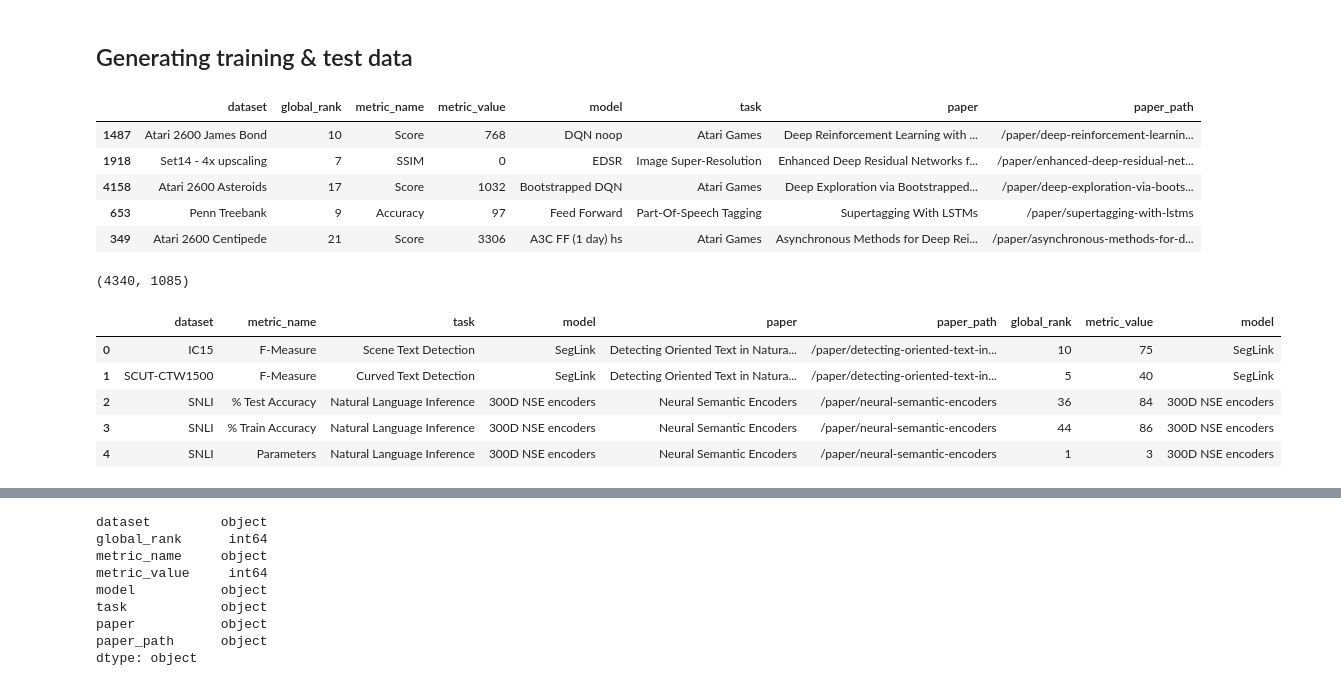
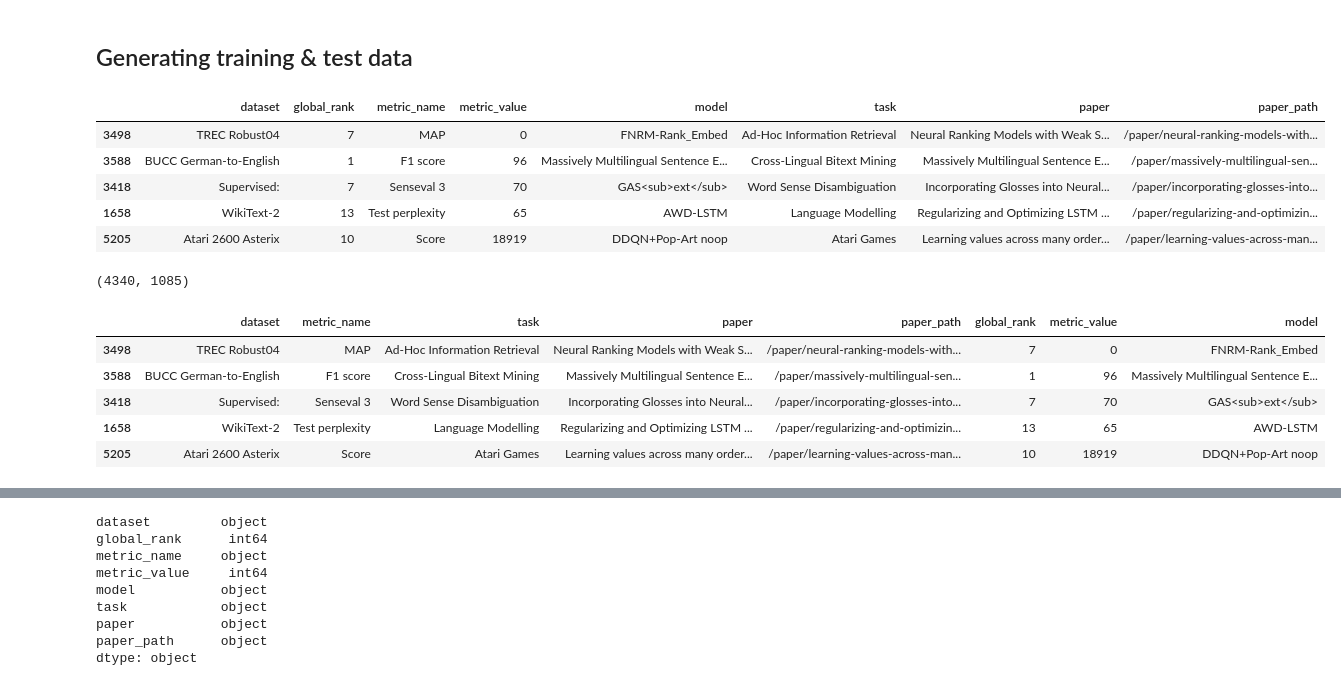
Before and after one commit to ndaly06/ml_optimisation, a Jupyter notebook: models/model.ipynb, the cells around one changed output, grey strips where cells are left out. Cells and saved outputs as stored; diff of their text form; code cells hidden in the pictures.

```diff
--- a/models/model.ipynb
+++ b/models/model.ipynb
@@ -91,15 +91,13 @@ model_data.head()
 train_df, test_df = train_test_split(model_data, test_size = 0.2)
 
 train_df.head()
-
-BORKNENENENNE
 # %% [output]
 |  | dataset | global_rank | metric_name | metric_value | model | task | paper | paper_path |
-| 1487 | Atari 2600 James Bond | 10 | Score | 768 | DQN noop | Atari Games | Deep Reinforcement Learning with ... | /paper/deep-reinforcement-learnin... |
-| 1918 | Set14 - 4x upscaling | 7 | SSIM | 0 | EDSR | Image Super-Resolution | Enhanced Deep Residual Networks f... | /paper/enhanced-deep-residual-net... |
-| 4158 | Atari 2600 Asteroids | 17 | Score | 1032 | Bootstrapped DQN | Atari Games | Deep Exploration via Bootstrapped... | /paper/deep-exploration-via-boots... |
-| 653 | Penn Treebank | 9 | Accuracy | 97 | Feed Forward | Part-Of-Speech Tagging | Supertagging With LSTMs | /paper/supertagging-with-lstms |
-| 349 | Atari 2600 Centipede | 21 | Score | 3306 | A3C FF (1 day) hs | Atari Games | Asynchronous Methods for Deep Rei... | /paper/asynchronous-methods-for-d... |
+| 3498 | TREC Robust04 | 7 | MAP | 0 | FNRM-Rank_Embed | Ad-Hoc Information Retrieval | Neural Ranking Models with Weak S... | /paper/neural-ranking-models-with... |
+| 3588 | BUCC German-to-English | 1 | F1 score | 96 | Massively Multilingual Sentence E... | Cross-Lingual Bitext Mining | Massively Multilingual Sentence E... | /paper/massively-multilingual-sen... |
+| 3418 | Supervised: | 7 | Senseval 3 | 70 | GAS<sub>ext</sub> | Word Sense Disambiguation | Incorporating Glosses into Neural... | /paper/incorporating-glosses-into... |
+| 1658 | WikiText-2 | 13 | Test perplexity | 65 | AWD-LSTM | Language Modelling | Regularizing and Optimizing LSTM ... | /paper/regularizing-and-optimizin... |
+| 5205 | Atari 2600 Asterix | 10 | Score | 18919 | DDQN+Pop-Art noop | Atari Games | Learning values across many order... | /paper/learning-values-across-man... |
 # %%
 # 20% train vs test split
 len(train_df), len(test_df)
@@ -110,31 +108,31 @@ len(train_df), len(test_df)
 procs = [FillMissing, Categorify, Normalize]
 # %%
 # initialises an empty categorical vars
-cat_vars = ['dataset', 'metric_name', 'task', 'model', 'paper', 'paper_path']
+cat_vars = ['dataset', 'metric_name', 'task', 'paper', 'paper_path']
 
 # initialises an empty continuous vars
 cont_vars = ['global_rank', 'metric_value']
 # %%
 # dependent variable
 dep_var = 'model'
 
 # final dataframe
-# df_train = train_df[cat_vars + cont_vars + [dep_var]].copy()
-df_train = model_data[cat_vars + cont_vars + [dep_var]].copy()
+df_train = train_df[cat_vars + cont_vars + [dep_var]].copy()
+# df_train = model_data[cat_vars + cont_vars + [dep_var]].copy()
 
 
 
 #
 df_test = test_df[cat_vars + cont_vars].copy()
 
 df_train.head()
 # %% [output]
-|  | dataset | metric_name | task | model | paper | paper_path | global_rank | metric_value | model |
-| 0 | IC15 | F-Measure | Scene Text Detection | SegLink | Detecting Oriented Text in Natura... | /paper/detecting-oriented-text-in... | 10 | 75 | SegLink |
-| 1 | SCUT-CTW1500 | F-Measure | Curved Text Detection | SegLink | Detecting Oriented Text in Natura... | /paper/detecting-oriented-text-in... | 5 | 40 | SegLink |
-| 2 | SNLI | % Test Accuracy | Natural Language Inference | 300D NSE encoders | Neural Semantic Encoders | /paper/neural-semantic-encoders | 36 | 84 | 300D NSE encoders |
-| 3 | SNLI | % Train Accuracy | Natural Language Inference | 300D NSE encoders | Neural Semantic Encoders | /paper/neural-semantic-encoders | 44 | 86 | 300D NSE encoders |
-| 4 | SNLI | Parameters | Natural Language Inference | 300D NSE encoders | Neural Semantic Encoders | /paper/neural-semantic-encoders | 1 | 3 | 300D NSE encoders |
+|  | dataset | metric_name | task | paper | paper_path | global_rank | metric_value | model |
+| 3498 | TREC Robust04 | MAP | Ad-Hoc Information Retrieval | Neural Ranking Models with Weak S... | /paper/neural-ranking-models-with... | 7 | 0 | FNRM-Rank_Embed |
+| 3588 | BUCC German-to-English | F1 score | Cross-Lingual Bitext Mining | Massively Multilingual Sentence E... | /paper/massively-multilingual-sen... | 1 | 96 | Massively Multilingual Sentence E... |
+| 3418 | Supervised: | Senseval 3 | Word Sense Disambiguation | Incorporating Glosses into Neural... | /paper/incorporating-glosses-into... | 7 | 70 | GAS<sub>ext</sub> |
+| 1658 | WikiText-2 | Test perplexity | Language Modelling | Regularizing and Optimizing LSTM ... | /paper/regularizing-and-optimizin... | 13 | 65 | AWD-LSTM |
+| 5205 | Atari 2600 Asterix | Score | Atari Games | Learning values across many order... | /paper/learning-values-across-man... | 10 | 18919 | DDQN+Pop-Art noop |
 # %%
 df_test.head()
 # %% [output]
```
Also changed, not shown: parts of 19 cells of this notebook, 4 other files.
